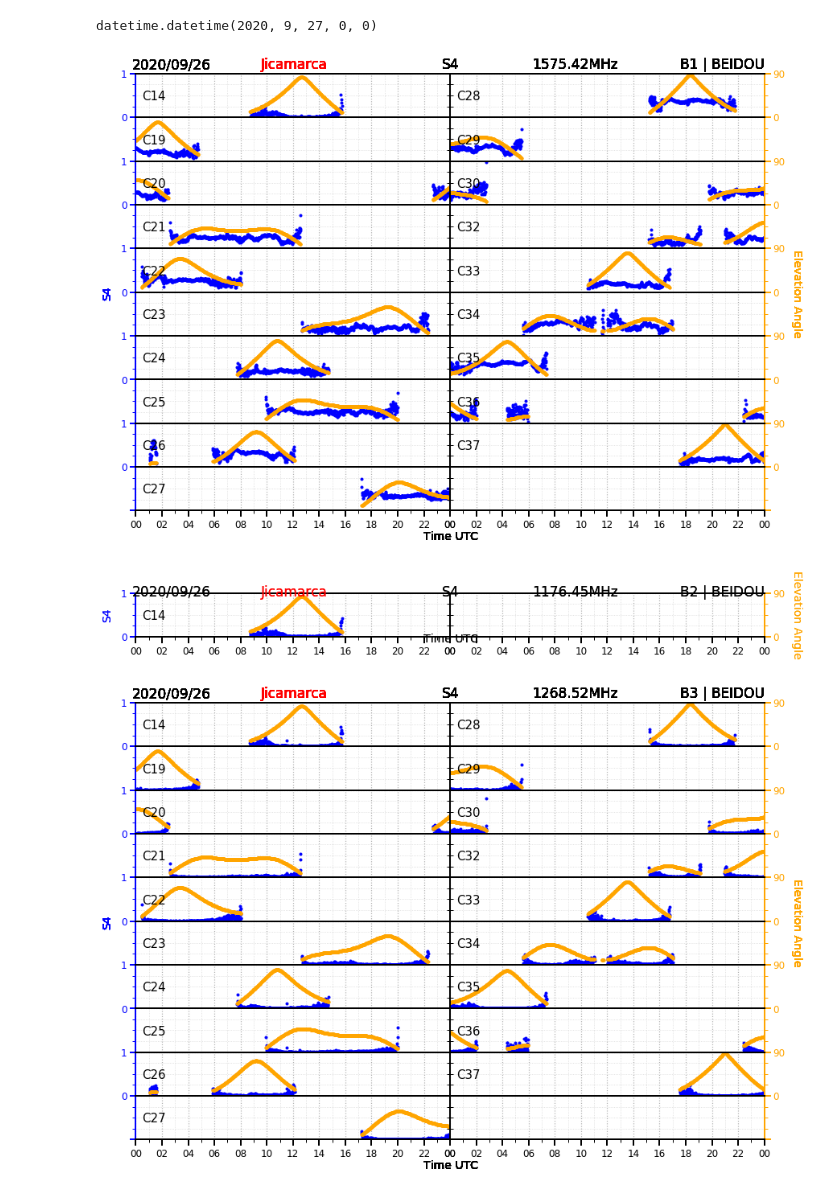
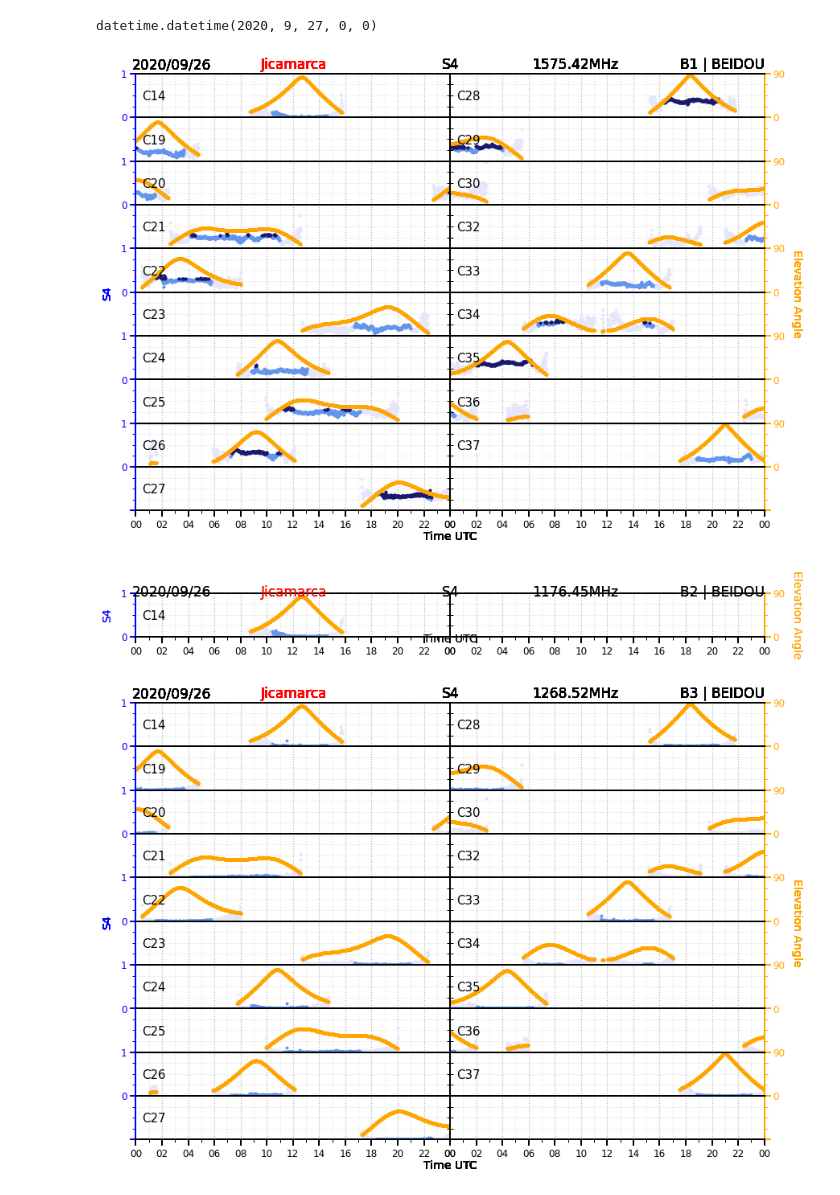
Before and after one commit to LuisDLCP/Graficas_cintilaciones_ROJ, a Jupyter notebook: src/plot_s4_v3.ipynb, the cells around one changed output. Cells and saved outputs as stored; diff of their text form; code cells hidden in the pictures.

Commit message:
s4 data was filtered

```diff
--- a/src/plot_s4_v3.ipynb
+++ b/src/plot_s4_v3.ipynb
@@ -321,0 +324,22 @@ df2.head()
+# %%
+def filter_elev_s4(row):
+    elev = row[0]
+    s4 = row[1]
+    threshold_s4 = 0.3
+    threshold_elev = 35 # Unit: º
+
+    if elev < threshold_elev:
+        return [s4, np.nan, np.nan]
+    elif s4 < threshold_s4:
+        return [np.nan, s4, np.nan]
+    else:
+        return [np.nan, np.nan, s4]
+# %%
+#df2_aux = df2.copy()
+
+for j in range(3):
+    j += 1
+    df_aux = df2[["Elevation", f"S4_sig{j}"]].apply(filter_elev_s4, axis=1, result_type="expand")
+    df_aux.rename(columns={0:f"S4_sig{j}_1", 1:f"S4_sig{j}_2", 2:f"S4_sig{j}_3"}, inplace=True)
+    df2 = pd.concat([df2, df_aux], join='inner', axis=1)
+    #del df2_aux[f"S4_sig{j}"]
@@ -471,9 +507,12 @@ for prn in prns:
                 ax2.plot(df5.index, df5.values, '.', color=color2, linewidth=0.1)
 
                 # Plot s4 info
-                color1 = "blue"
-                df4 = df_aux[sig_i]
-                ax.plot(df4.index, df4.values, '.', color=color1)
+                color1 = "blue" # This color is used in y axis labels, ticks and border
+                colors1 = ["lavender", "cornflowerblue", "midnightblue"] # These colors are used for the plots
+                for k in range(3):
+                    idt = "_" + str(k+1)
+                    df4 = df_aux[sig_i + idt] # Select the filtered data: S4_sig1_1, S4_sig1_2, S4_sig1_3
+                    ax.plot(df4.index, df4.values, '.', color=colors1[k])
 
                 # annotate the prn in the subplot
                 x_location = fecha2 + pd.Timedelta(minutes=30)
@@ -566,33 +605,33 @@ for prn in prns:
                 # labels
                 fig.text(0.513, -0.1, 'Time UTC', ha='center', va='center', fontsize=14)
                 fig.text(0.09, 0.5, 'S4', ha='center', va='center', rotation='vertical', fontsize=14, color=color1)
                 fig.text(0.94, 0.5, 'Elevation Angle', ha='center', va='center', rotation=-90, fontsize=14, color=color2)
                 # title
                 fig.text(0.513, 0.95, 'S4', ha='center', va='center', fontsize=17, weight='roman')
                 fig.text(0.32, 0.95, 'Jicamarca', ha='center', va='center', fontsize=17, weight='roman', color='r')
                 fig.text(0.12, 0.95, fecha3, ha='left', va='center', fontsize=17, weight='roman')
                 fig.text(0.9, 0.95, f"{frequency_name} | {get_prn_name(prn)}", ha='right', va='center', fontsize=17, weight='roman')
                 fig.text(0.72, 0.95, frequency_value, ha='right', va='center', fontsize=17, weight='roman')
 
             else:
                 #labels
                 fig.text(0.513, 0.08, 'Time UTC', ha='center', va='center', fontsize=14)
                 fig.text(0.09, 0.5, 'S4', ha='center', va='center', rotation='vertical', fontsize=14, color='b')
                 fig.text(0.94, 0.5, 'Elevation Angle', ha='center', va='center', rotation=-90, fontsize=14, color=color2)
                 # title
                 fig.text(0.513, 0.895, 'S4', ha='center', va='center', fontsize=17, weight='roman')
                 fig.text(0.32, 0.895, 'Jicamarca', ha='center', va='center', fontsize=17, weight='roman', color='r')
                 fig.text(0.12, 0.895, fecha3, ha='left', va='center', fontsize=17, weight='roman')
                 fig.text(0.9, 0.895, f"{frequency_name} | {get_prn_name(prn)}", ha='right', va='center', fontsize=17, weight='roman')
                 fig.text(0.72, 0.895, frequency_value, ha='right', va='center', fontsize=17, weight='roman')
 
             i += 1
 
         # Save figure as pdf
         file_path = "/home/luis/Desktop/Proyects_Files/LISN/GPSs/Tareas/Graficas_cintilaciones/Output_data/test/"
         file_name = f"s4_{get_prn_name(prn)}_{frequency_name}.pdf"
         #plt.savefig(file_path + file_name, bbox_inches='tight')
 # %% [output]
-[figure, old version]
+[figure, new version]
-[figure, old version]
+[figure, new version]
-[figure, old version]
+[figure, new version]
```
Also changed, not shown: parts of 11 cells of this notebook.
